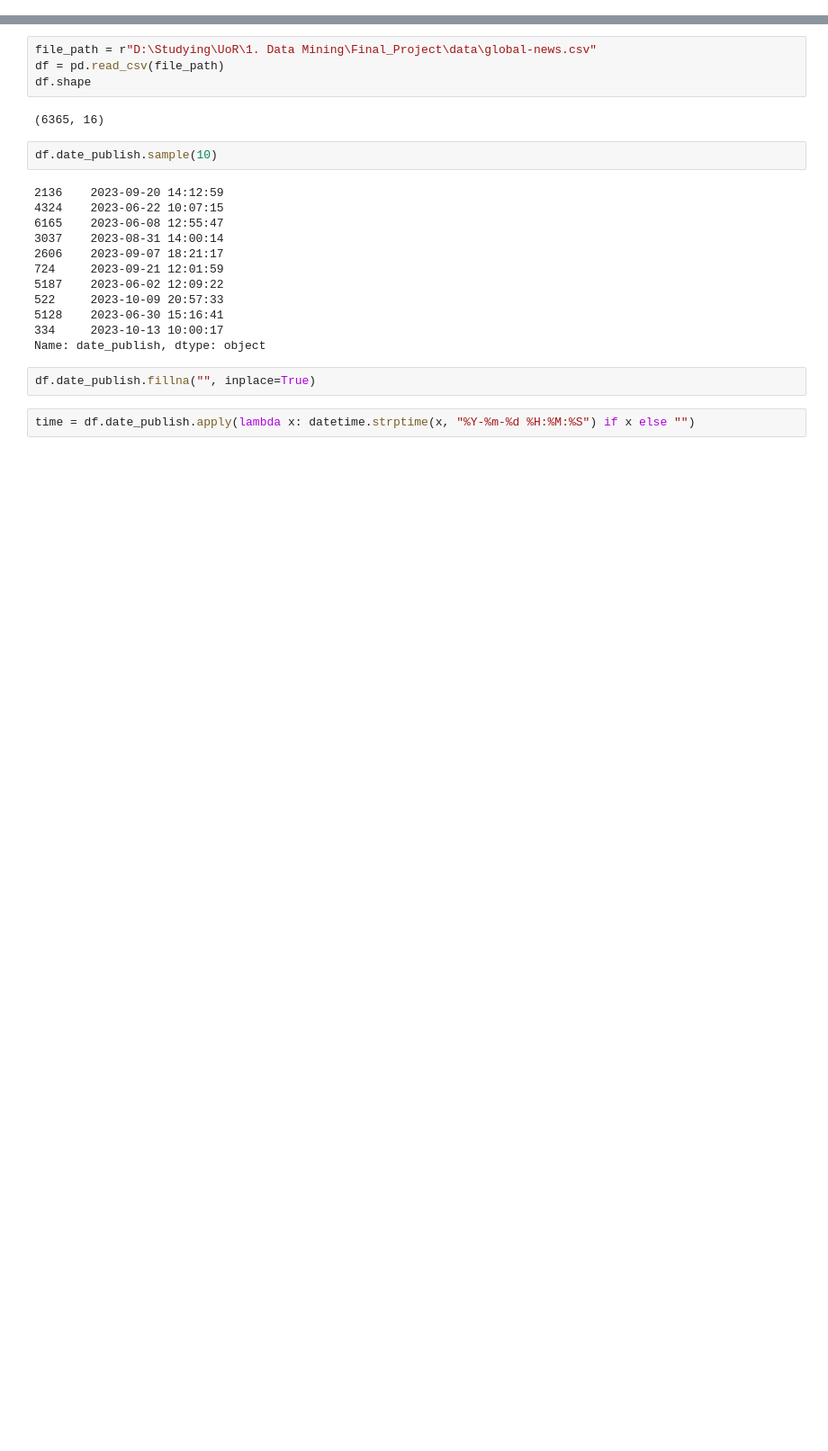
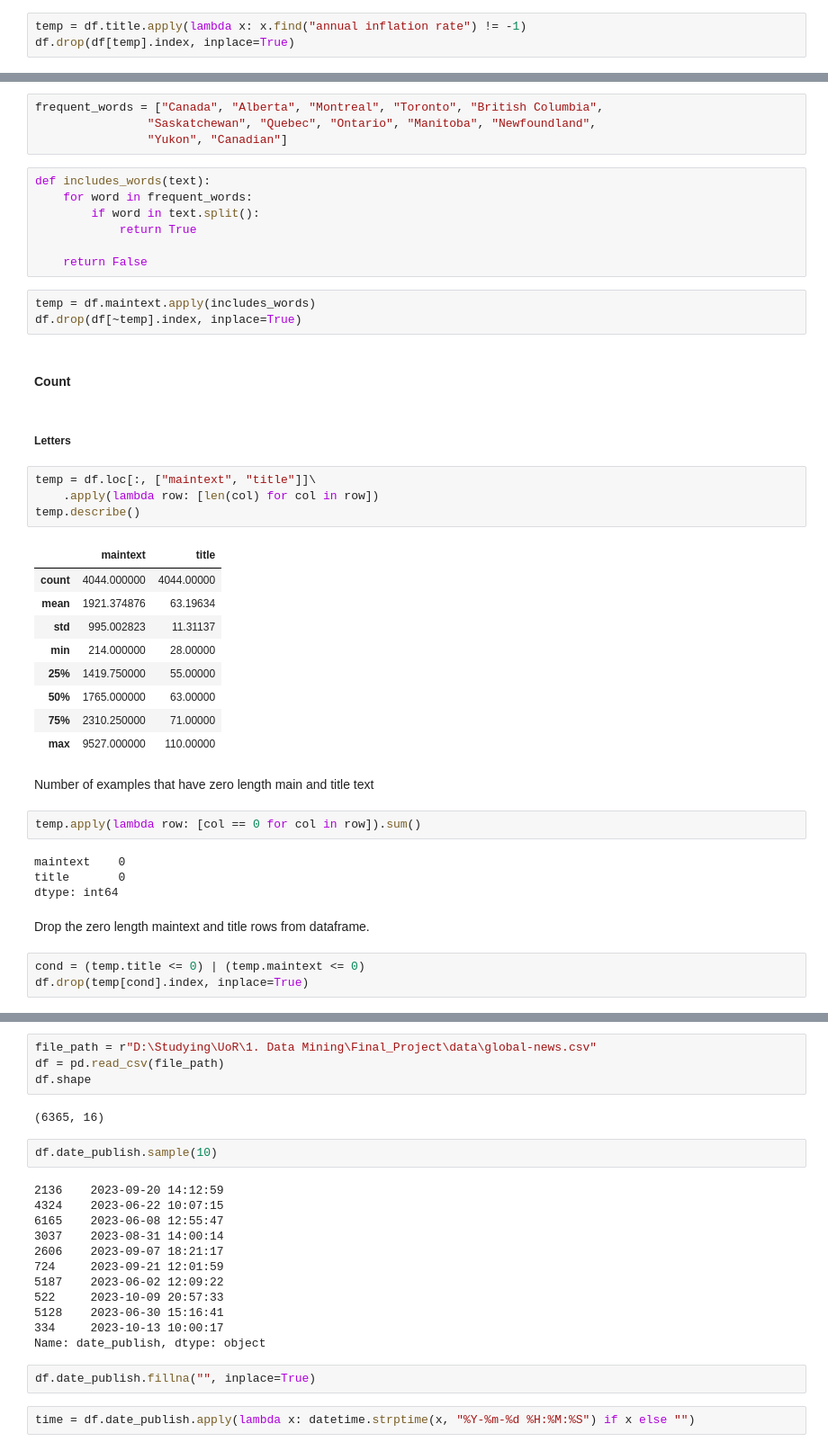
Before and after one commit to Shakleen/News-Outlet-Freedom-Detection, a Jupyter notebook: src/notebooks/eda.ipynb, the cells around one changed output, grey strips where cells are left out. Shown: that part at 90% size. Saved outputs shown, nothing was run; the diff lists cells and outputs as text; blank space fills up the shorter version.

```diff
--- a/src/notebooks/eda.ipynb
+++ b/src/notebooks/eda.ipynb
@@ -21,0 +137,3 @@ reuters_russia.csv has 5845 examples
+# %%
+temp = df.title.apply(lambda x: x.find("annual inflation rate") != -1)
+df.drop(df[temp].index, inplace=True)
@@ -21,0 +142,45 @@ reuters_russia.csv has 5845 examples
+# %%
+frequent_words = ["Canada", "Alberta", "Montreal", "Toronto", "British Columbia",
+                "Saskatchewan", "Quebec", "Ontario", "Manitoba", "Newfoundland",
+                "Yukon", "Canadian"]
+# %%
+def includes_words(text):
+    for word in frequent_words:
+        if word in text.split():
+            return True
+
+    return False
+# %%
+temp = df.maintext.apply(includes_words)
+df.drop(df[~temp].index, inplace=True)
+# %% [markdown]
+#### Count
+# %% [markdown]
+##### Letters
+# %%
+temp = df.loc[:, ["maintext", "title"]]\
+    .apply(lambda row: [len(col) for col in row])
+temp.describe()
+# %% [output]
+|  | maintext | title |
+| count | 4044.000000 | 4044.00000 |
+| mean | 1921.374876 | 63.19634 |
+| std | 995.002823 | 11.31137 |
+| min | 214.000000 | 28.00000 |
+| 25% | 1419.750000 | 55.00000 |
+| 50% | 1765.000000 | 63.00000 |
+| 75% | 2310.250000 | 71.00000 |
+| max | 9527.000000 | 110.00000 |
+# %% [markdown]
+Number of examples that have zero length main and title text
+# %%
+temp.apply(lambda row: [col == 0 for col in row]).sum()
+# %% [output]
+maintext    0
+title       0
+dtype: int64
+# %% [markdown]
+Drop the zero length maintext and title rows from dataframe.
+# %%
+cond = (temp.title <= 0) | (temp.maintext <= 0)
+df.drop(temp[cond].index, inplace=True)
```
Also changed, not shown: parts of 34 cells of this notebook, 7 other files.
